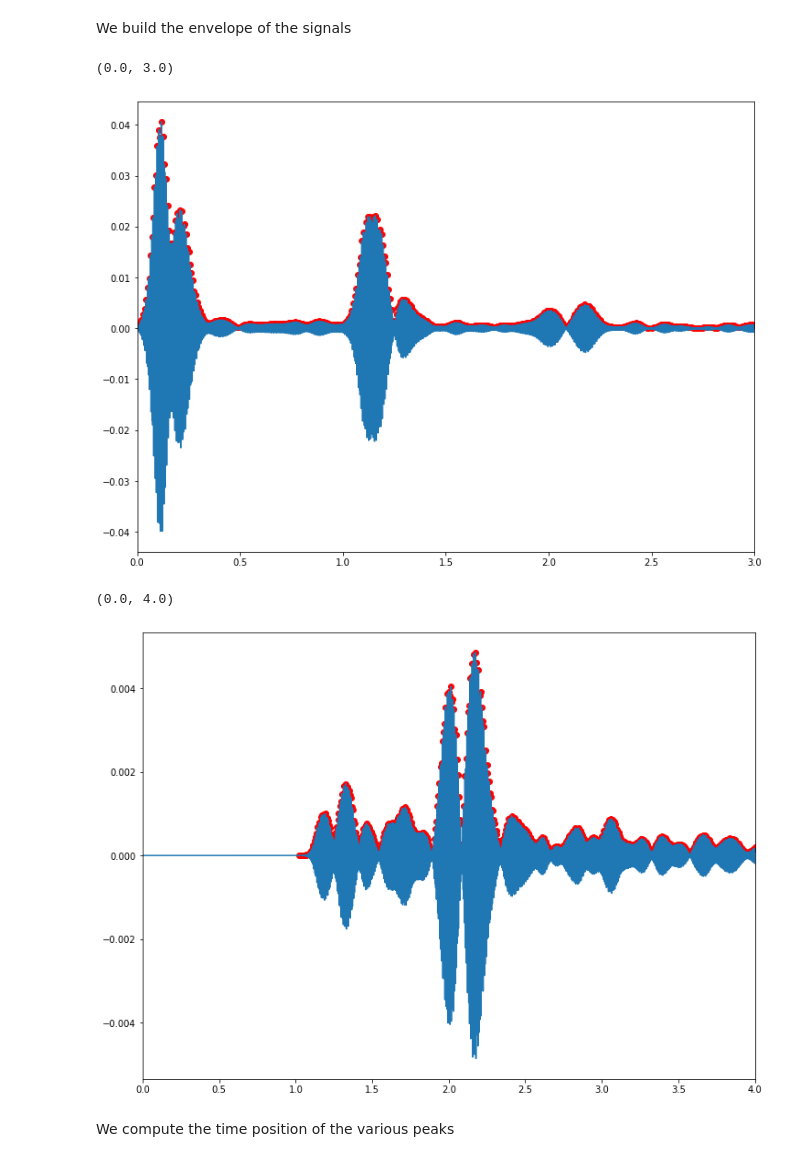
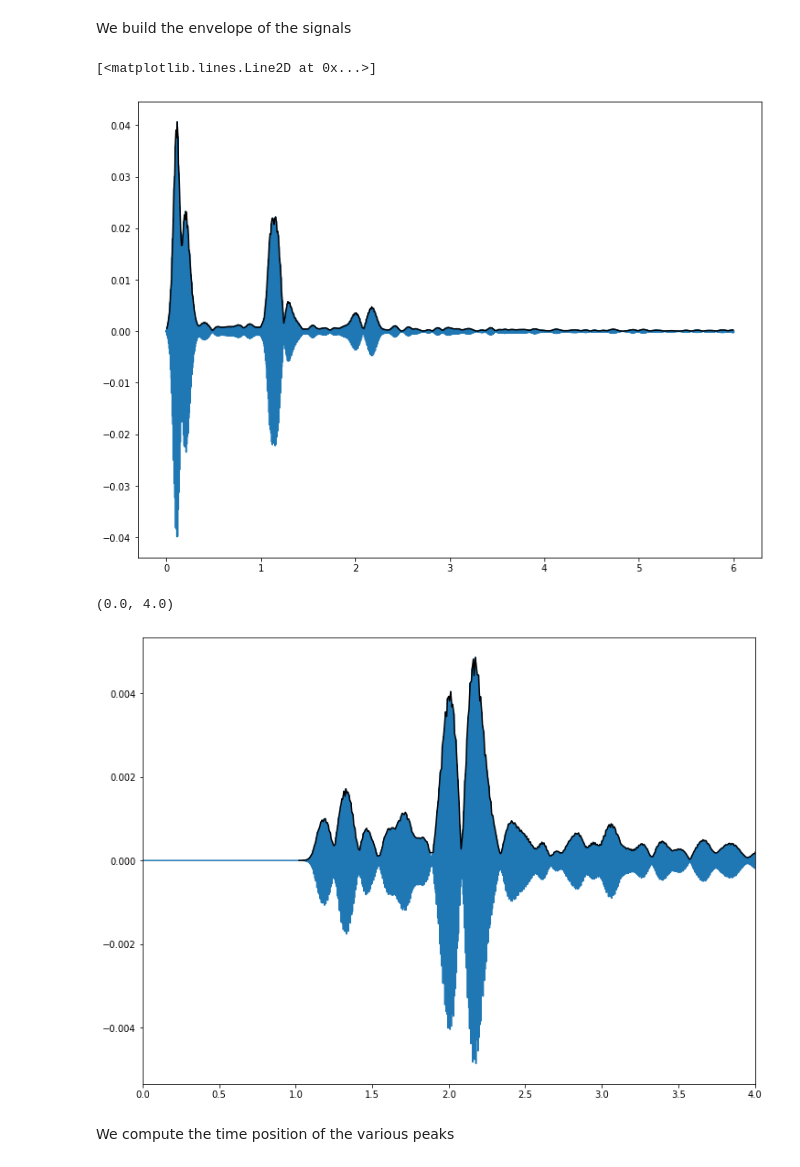
Before and after one commit to marcodalessandro76/Echo_mechanisms_decay_time_optical_orientation, a Jupyter notebook: PHOTON_ECO/ANALYSIS_Plot.ipynb, the cells around one changed output. Drawn from its saved outputs; the diff is of its cells as text; code cells hidden in the pictures.

```diff
--- a/PHOTON_ECO/ANALYSIS_Plot.ipynb
+++ b/PHOTON_ECO/ANALYSIS_Plot.ipynb
@@ -20,13 +23,9 @@ We analyze the properties of the echo peaks in function of $\tau$.
 This analysis is useful to assess the efficiency of the echo signal retrieval and to compare the numerical results with
 the ones derived from the analytical perturbation theory
 # %%
-file = 'RT_Echo_k509-activated-energy_1.46-width_0.025/FixSymm/Results/echo_decay_int_1e3_2e2.yaml'
-file_pol = 'RT_Echo_k509-activated-energy_1.46-width_0.025/FixSymm/1ps-direct-decay-int_1e3_2e2/o-1ps-direct-decay-int_1e3_2e2.polarization'
-pulse_str = 'int_1e3_2e2-omega_1.46-fwhm-100'
-
-#file = 'RT_Echo_k509-activated-energy_1.46-width_0.025/FixSymm/Results/echo_decay_int_1e3_1e3.yaml'
-#file_pol = 'RT_Echo_k509-activated-energy_1.46-width_0.025/FixSymm/1ps-direct-decay-int_1e3_1e3/o-1ps-direct-decay-int_1e3_1e3.polarization'
-#pulse_str = 'int_1e3_1e3-omega_1.46-fwhm-100'
+file = 'RT_Echo_k509-activated-energy_1.46-width_0.025/FixSymm/Results/echo_int_1e3_1e3_omega_1.46-fwhm_100.yaml'
+file_pol = 'RT_Echo_k509-activated-energy_1.46-width_0.025/FixSymm/1ps-direct-int_1e3_1e3-omega_1.46-fwhm_100/o-1ps-direct-int_1e3_1e3-omega_1.46-fwhm_100.polarization'
+pulse_str = 'int_1e3_1e3-omega_1.46-fwhm-100'
 
 eta = 4e-1
 # %%
@@ -430,19 +430,21 @@ echo_env = echo[t][ind_echo_env]
 # %%
 plt.figure(figsize=(12,9))
 plt.plot(time,polarization['Pol_x'])
-plt.scatter(time_px_env,px_env,color='red')
-plt.xlim(0,3)
+#plt.scatter(time_px_env,px_env,color='red')
+plt.plot(time_px_env,px_env,color='black')
+#plt.xlim(0,3)
 # %% [output]
-(0.0, 3.0)
+[<matplotlib.lines.Line2D at 0x...>]
-[figure, old version]
+[figure, new version]
 # %%
 plt.figure(figsize=(12,9))
-plt.plot(time,echo[t])
-plt.scatter(time_echo_env,echo_env,color='red')
+plt.plot(time,echo_sel)
+#plt.scatter(time_echo_env,echo_env,color='red')
+plt.plot(time_echo_env,echo_env,color='black')
 plt.xlim(0,4)
 # %% [output]
 (0.0, 4.0)
-[figure, old version]
+[figure, new version]
 # %% [markdown]
 We compute the time position of the various peaks
 # %%
```
Also changed, not shown: parts of 74 cells of this notebook, 4 other files.
